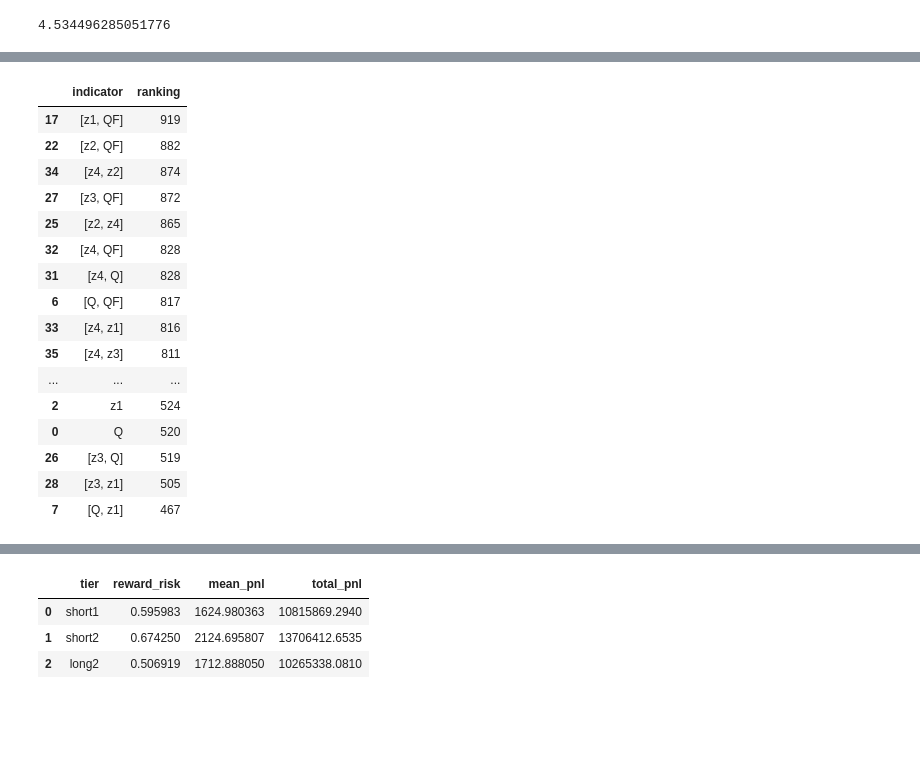
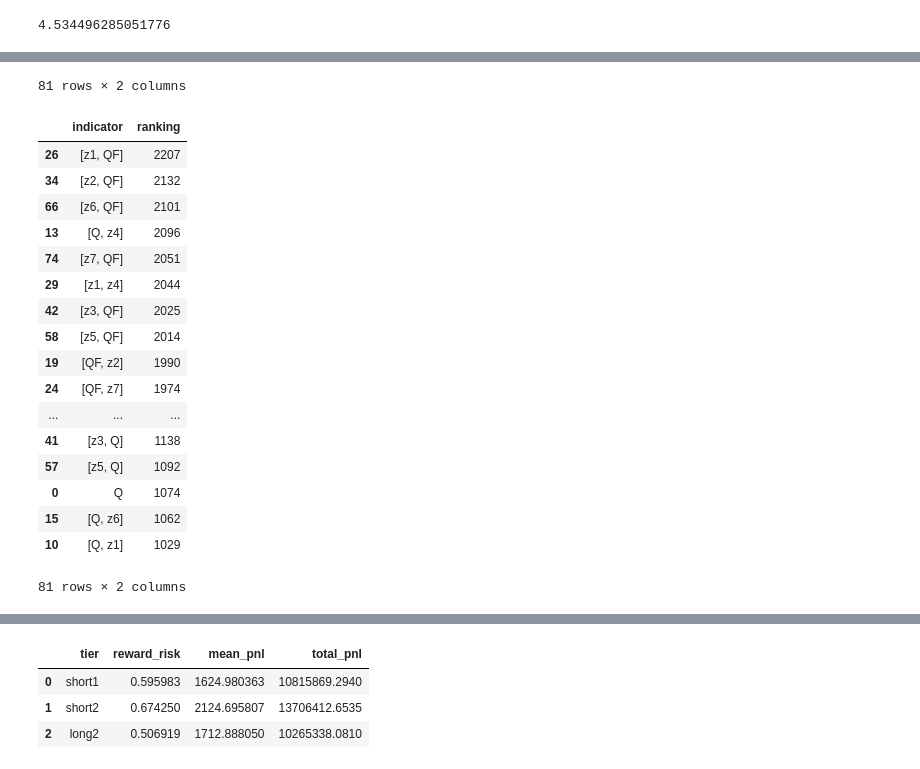
Before and after one commit to d0p34m1n3/repo_barbarossa, a Jupyter notebook: PycharmProjects/backtesting/test_backtest_futures_butterfly.ipynb, the cells around one changed output, grey strips where cells are left out. Cells and saved outputs as stored; diff of their text form; code cells hidden in the pictures; blank space fills up the shorter version.

```diff
--- a/PycharmProjects/backtesting/test_backtest_futures_butterfly.ipynb
+++ b/PycharmProjects/backtesting/test_backtest_futures_butterfly.ipynb
@@ -3,7 +9,7 @@
 import sys
 sys.path.append(r'C:\Users\kocat_000\quantFinance\PycharmProjects')
 import backtesting.utilities as bu
-dates_output = bu.get_backtesting_dates(date_to=20160226,years_back=10)
+dates_output = bu.get_backtesting_dates(date_to=20161014,years_back=10)
 double_dates = sorted(dates_output['double_dates'],reverse=False)
 selected_dates = double_dates
 selected_dates
@@ -63,0 +49,10 @@ Index(['theo_pnl10', 'theo_pnl15', 'theo_pnl20', 'theo_pnl25', 'ratio_target5',
+# %%
+# Calculate Backtesting Results With A Variety of Stoploss Choices:
+
+import backtesting.backtest_futures_butterfly as bfb
+
+backtest_results_list = []
+
+for i in range(len(selected_dates)):
+    print(selected_dates[i])
+    backtest_results_list.append(bfb.save_trade_paths(report_date=selected_dates[i],use_existing_filesQ=False))
@@ -63,0 +77,4 @@ Index(['theo_pnl10', 'theo_pnl15', 'theo_pnl20', 'theo_pnl25', 'ratio_target5',
+# %%
+import pandas as pd
+big_data = pd.concat(backtest_results_list)
+big_data
@@ -165,14 +183,15 @@ import backtesting.backtest_stats as bs
 import pandas as pd
 from IPython.display import display
 rank_indicators_output = bs.rank_indicators(trade_data=big_data,
-                                            indicator_list = ['Q', 'QF', 'z1', 'z2', 'z3', 'z4'],
+                                            indicator_list = ['Q', 'QF', 'z1', 'z2', 'z3', 'z4','z5','z6','z7'],
                                             long_pnl_field='hold_pnl5long',
                                             short_pnl_field='hold_pnl5short',
-                                            strategy_class='futures_butterfly')
+                                            strategy_class='futures_butterfly',
+                                            granular_ranking_type='ticker_head')
 indicator_ranking_total = rank_indicators_output['indicator_ranking_total']
-indicator_ranking_tickerhead_total = rank_indicators_output['indicator_ranking_tickerhead_total']
+indicator_ranking_granular_total = rank_indicators_output['indicator_ranking_granular_total']
 display(indicator_ranking_total)
-display(indicator_ranking_tickerhead_total)
+display(indicator_ranking_granular_total)
 
 # Z1,QF combo seems to provide the best results
 # %% [output]
@@ -196,17 +215,19 @@ display(indicator_ranking_tickerhead_total)
+81 rows × 2 columns
 |  | indicator | ranking |
-| 17 | [z1, QF] | 919 |
-| 22 | [z2, QF] | 882 |
-| 34 | [z4, z2] | 874 |
-| 27 | [z3, QF] | 872 |
-| 25 | [z2, z4] | 865 |
-| 32 | [z4, QF] | 828 |
-| 31 | [z4, Q] | 828 |
-| 6 | [Q, QF] | 817 |
-| 33 | [z4, z1] | 816 |
-| 35 | [z4, z3] | 811 |
+| 26 | [z1, QF] | 2207 |
+| 34 | [z2, QF] | 2132 |
+| 66 | [z6, QF] | 2101 |
+| 13 | [Q, z4] | 2096 |
+| 74 | [z7, QF] | 2051 |
+| 29 | [z1, z4] | 2044 |
+| 42 | [z3, QF] | 2025 |
+| 58 | [z5, QF] | 2014 |
+| 19 | [QF, z2] | 1990 |
+| 24 | [QF, z7] | 1974 |
 | ... | ... | ... |
-| 2 | z1 | 524 |
-| 0 | Q | 520 |
-| 26 | [z3, Q] | 519 |
-| 28 | [z3, z1] | 505 |
-| 7 | [Q, z1] | 467 |
+| 41 | [z3, Q] | 1138 |
+| 57 | [z5, Q] | 1092 |
+| 0 | Q | 1074 |
+| 15 | [Q, z6] | 1062 |
+| 10 | [Q, z1] | 1029 |
+81 rows × 2 columns
```
Also changed, not shown: parts of 83 cells of this notebook, 3 other files.
